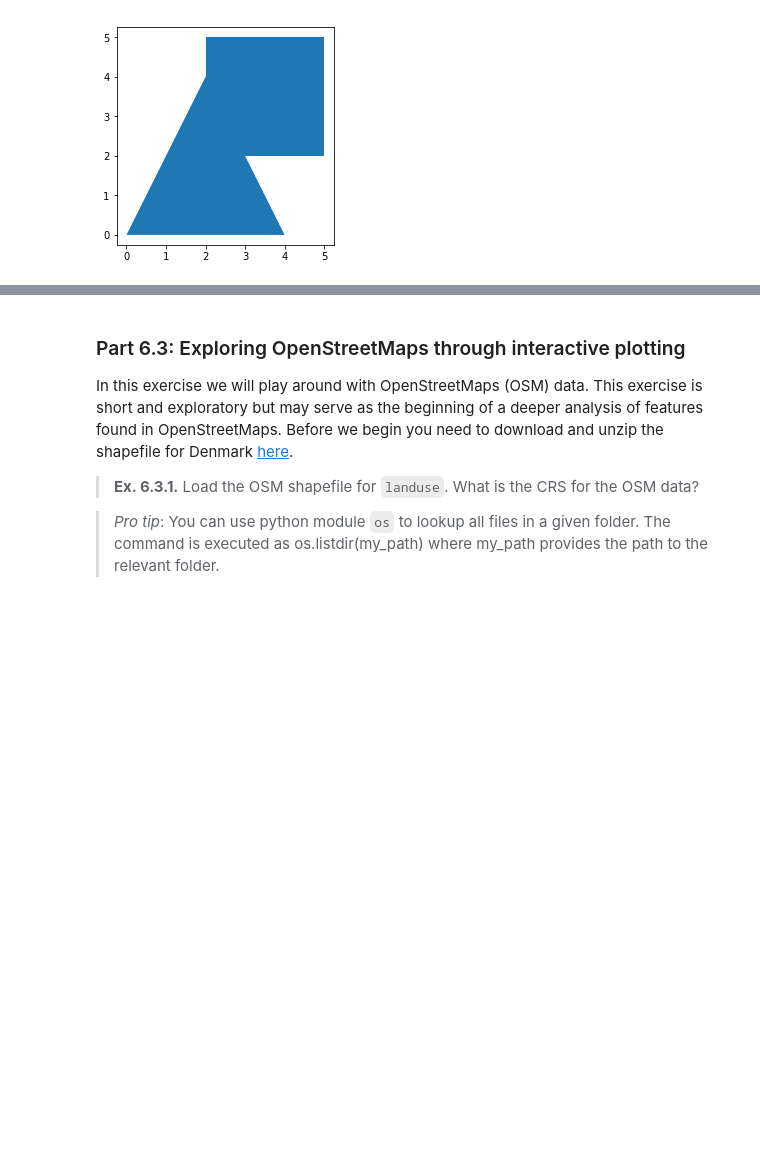
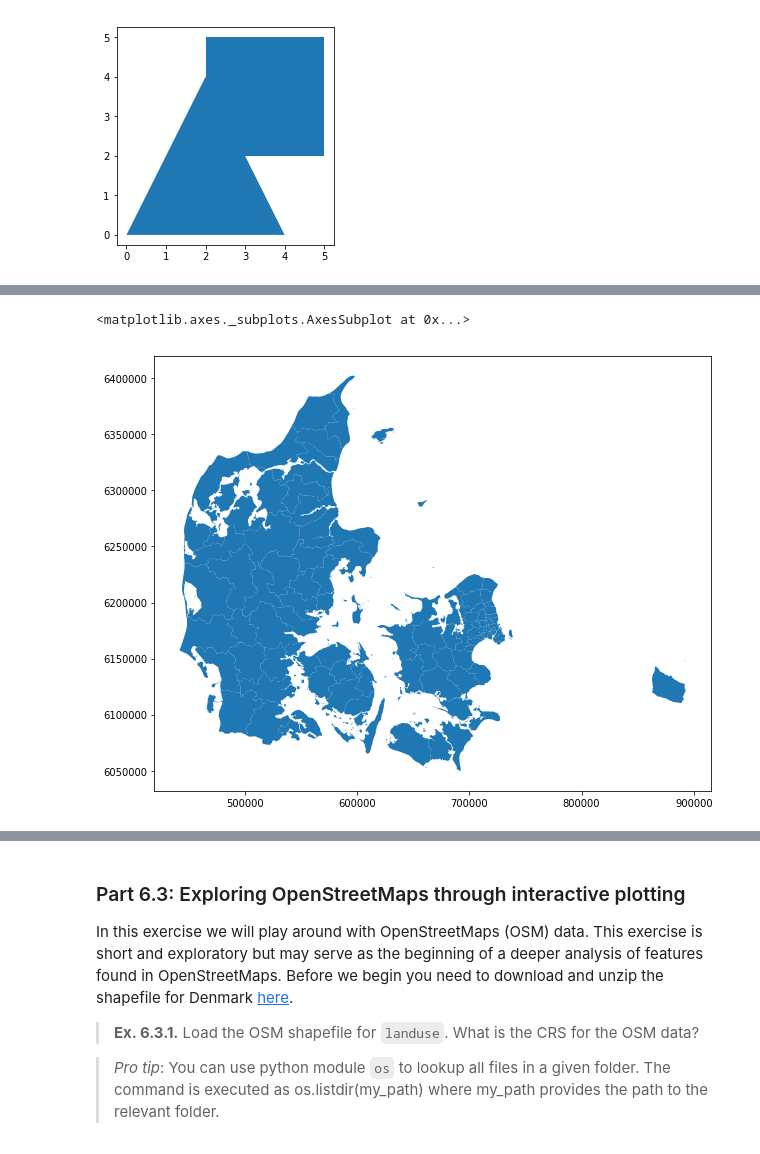
Before and after one commit to abjer/tsds2018, a Jupyter notebook: exercises/exercises_week6_solutions.ipynb, the cells around one changed output, grey strips where cells are left out. Drawn from its saved outputs; the diff is of its cells as text; code cells hidden in the pictures; blank space fills up the shorter version.

Commit message:
Added exercise solutions for handin 1 (data structuring and pandas)

```diff
--- a/exercises/exercises_week6_solutions.ipynb
+++ b/exercises/exercises_week6_solutions.ipynb
@@ -70,0 +83,6 @@ gpd.GeoSeries([square, triangle]).plot()
+# %%
+municipalities = gpd.read_file('data/KOMMUNE.shp')
+municipalities.plot(figsize=(14,8))
+# %% [output]
+<matplotlib.axes._subplots.AxesSubplot at 0x...>
+[figure, added]
```
Also changed, not shown: parts of 13 cells of this notebook, 1 other file.
